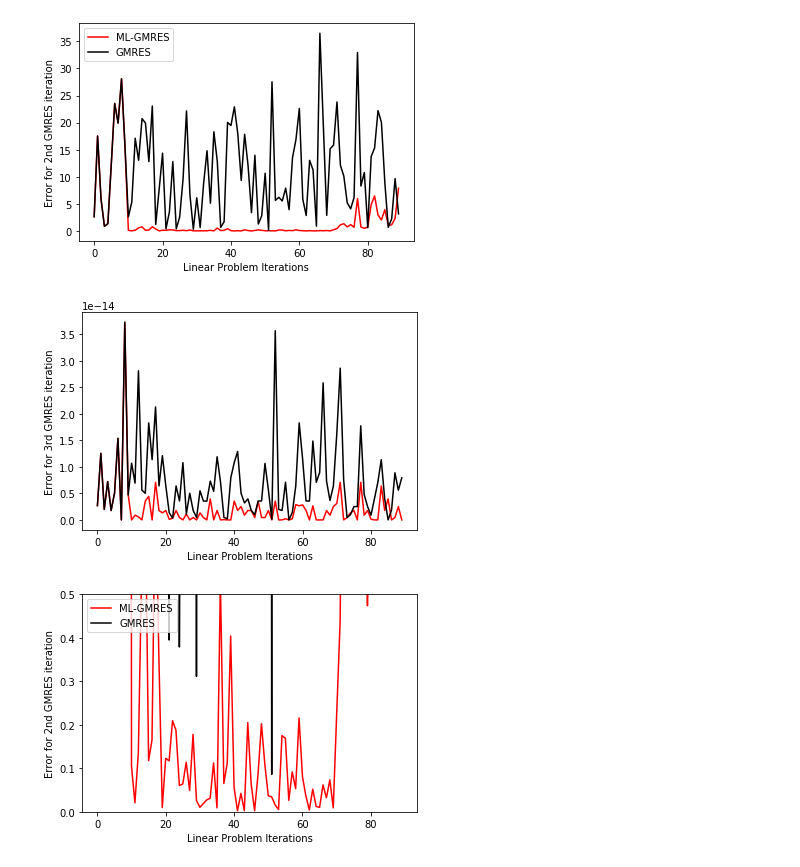
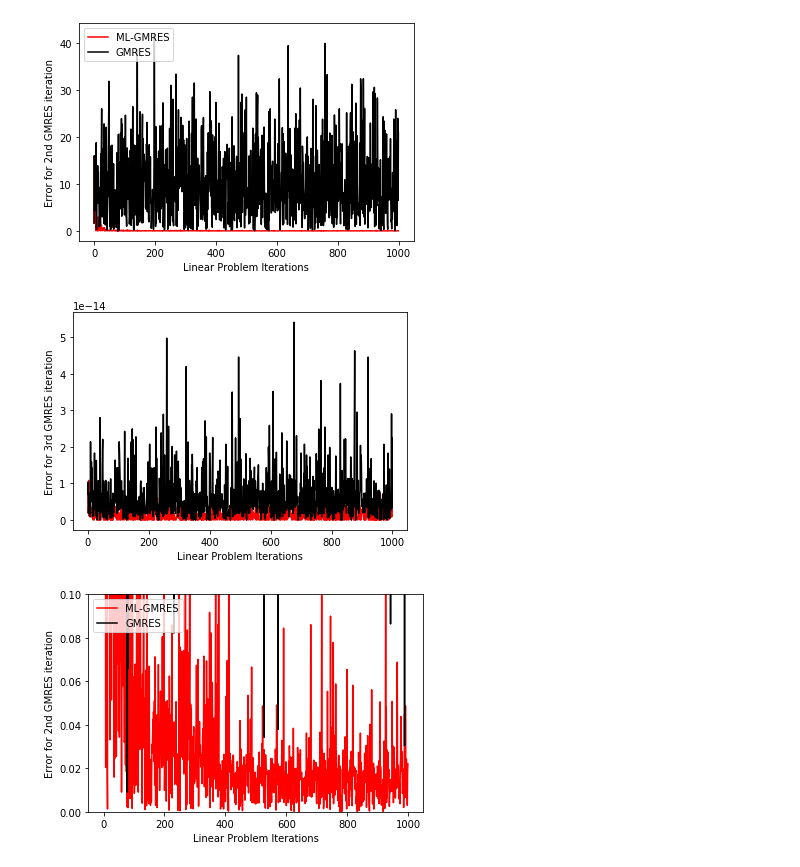
Before and after one commit to ML4FnP/GMRES-Learning, a Jupyter notebook: Kevin_Sandbox.ipynb, the cells around one changed output. Drawn from its saved outputs; the diff is of its cells as text; code cells hidden in the pictures.

```diff
--- a/Kevin_Sandbox.ipynb
+++ b/Kevin_Sandbox.ipynb
@@ -19,11 +19,11 @@ A = np.matrix(
 )
 e = 0
 nmax_iter = 5
-retrain_freq=10
+retrain_freq=2
 x0 = np.array([0, 0])
-n_steps = 90
+n_steps = 1000
 InputDim=2
-HiddenDim=100
+HiddenDim=10
 OutputDim=2
 # %%
 # Initial log message
@@ -111,7 +119,7 @@ pp.xlabel('Linear Problem Iterations')
 pp.savefig(log_dir+'/Iter1.png')
 pp.show()
 # %% [output]
-[figure, old version]
+[figure, new version]
 # %%
 pp.plot(Training_Iterations,np.squeeze(Error2_ML),'r',label='ML-GMRES')
 pp.plot(Training_Iterations,np.squeeze(Error2),'k',label='GMRES')
@@ -121,15 +129,15 @@ pp.xlabel('Linear Problem Iterations')
 pp.savefig(log_dir+'/Iter2.png')
 pp.show()
 # %% [output]
-[figure, old version]
+[figure, new version]
 # %%
 pp.plot(Training_Iterations,np.squeeze(Error1_ML),'r',label='ML-GMRES')
 pp.plot(Training_Iterations,np.squeeze(Error1),'k',label='GMRES')
 pp.ylabel('Error for 2nd GMRES iteration')
-pp.ylim((0, 0.5))
+pp.ylim((0, 0.1))
 pp.legend(loc="upper left")
 pp.xlabel('Linear Problem Iterations')
 pp.savefig(log_dir+'/Iter1_zoom.png')
 pp.show()
 # %% [output]
-[figure, old version]
+[figure, new version]
```
Also changed, not shown: parts of 6 cells of this notebook, 1 other file.
